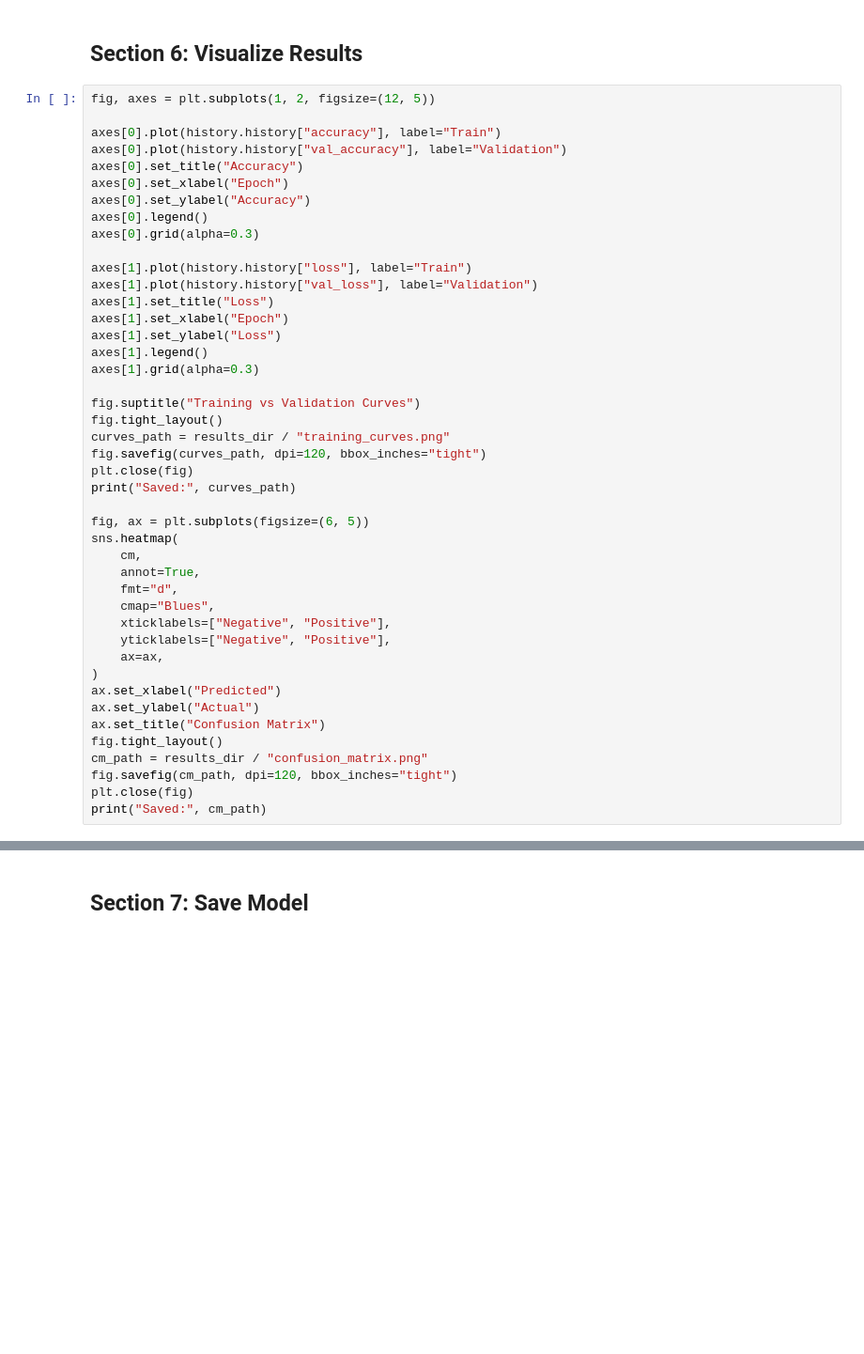
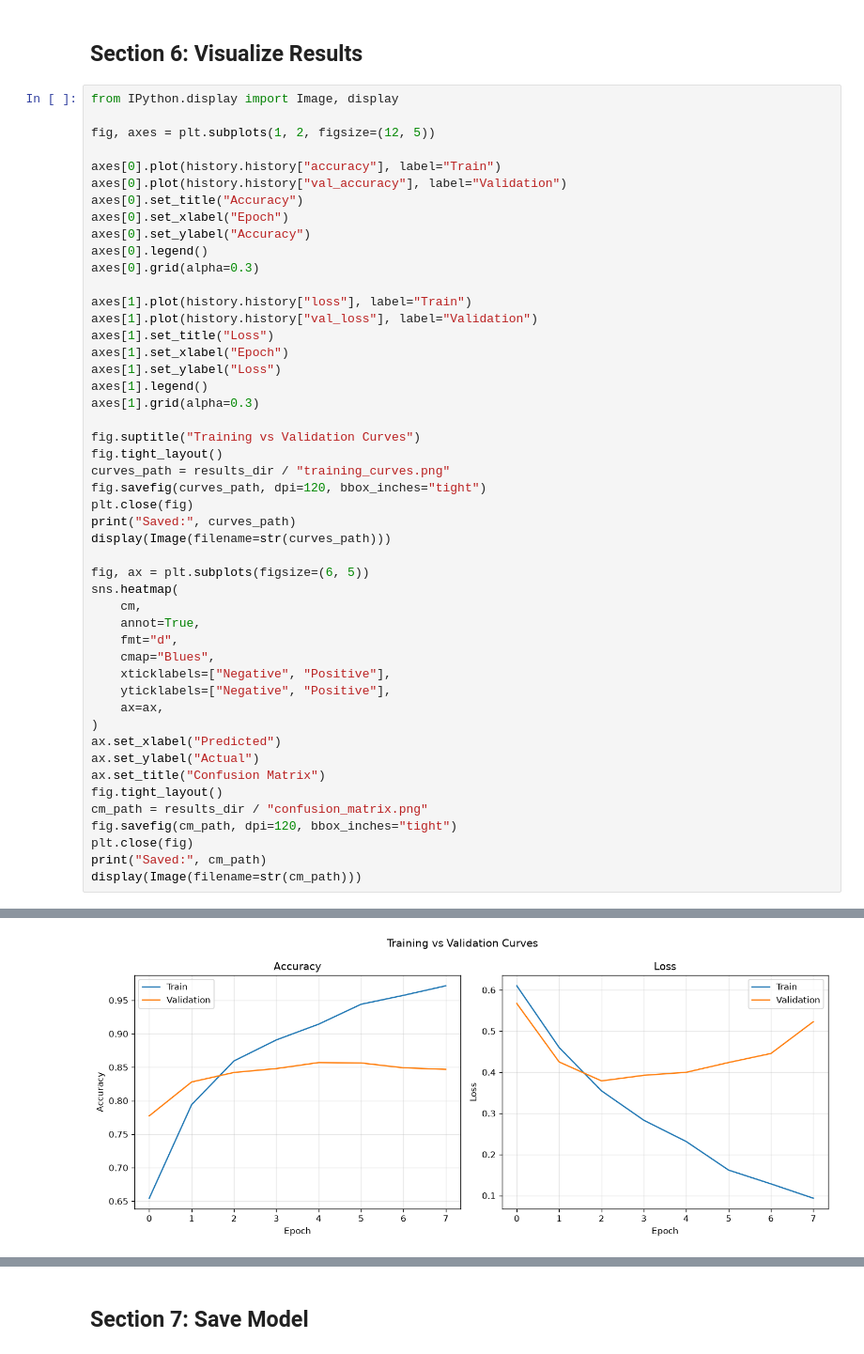
Before and after one commit to yuvraj20gole/DL-Experiments, a Jupyter notebook: DL Experiment 5/nlp-imdb-lstm/notebooks/01_nlp_pipeline.ipynb, the cells around one changed output, grey strips where cells are left out. Shown at 94% size. Drawn from its saved outputs; the diff is of its cells as text; blank space fills up the shorter version.

```diff
--- a/DL Experiment 5/nlp-imdb-lstm/notebooks/01_nlp_pipeline.ipynb
+++ b/DL Experiment 5/nlp-imdb-lstm/notebooks/01_nlp_pipeline.ipynb
@@ -159,6 +184,8 @@ Overall Test Accuracy: 77.58%
 # %% [markdown]
 ## Section 6: Visualize Results
 # %%
+from IPython.display import Image, display
+
 fig, axes = plt.subplots(1, 2, figsize=(12, 5))
 
 axes[0].plot(history.history["accuracy"], label="Train")
@@ -183,6 +210,7 @@ curves_path = results_dir / "training_curves.png"
 fig.savefig(curves_path, dpi=120, bbox_inches="tight")
 plt.close(fig)
 print("Saved:", curves_path)
+display(Image(filename=str(curves_path)))
 
 fig, ax = plt.subplots(figsize=(6, 5))
 sns.heatmap(
@@ -202,5 +230,6 @@ cm_path = results_dir / "confusion_matrix.png"
 fig.savefig(cm_path, dpi=120, bbox_inches="tight")
 plt.close(fig)
 print("Saved:", cm_path)
+display(Image(filename=str(cm_path)))
 # %% [output]
 Saved: /Users/yuvrajgole/Documents/DL Experiments/DL Experiment 5/nlp-imdb-lstm/results/training_curves.png
@@ -207,0 +236 @@ Saved: /Users/yuvrajgole/Documents/DL Experiments/DL Experiment 5/nlp-imdb-lstm/
+[figure, added]
```
Also changed, not shown: parts of 9 cells of this notebook, 3 other files.
